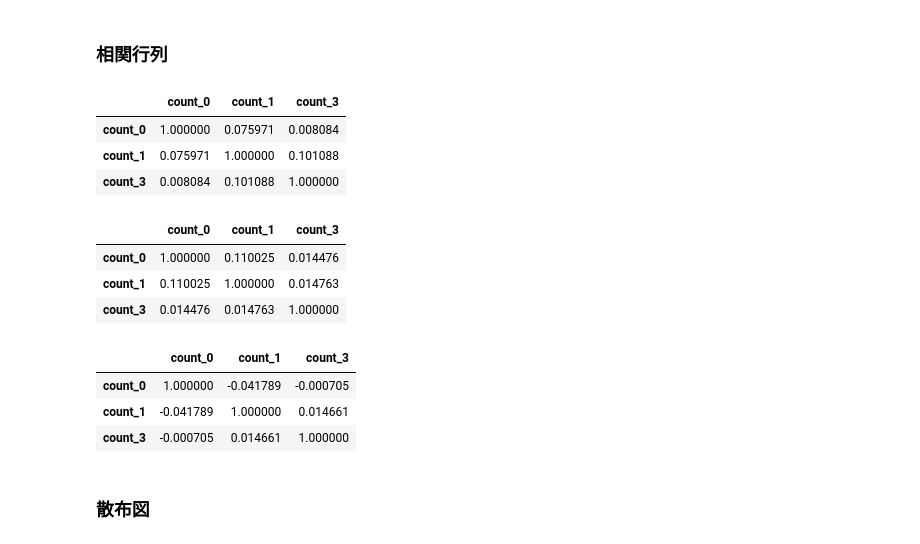
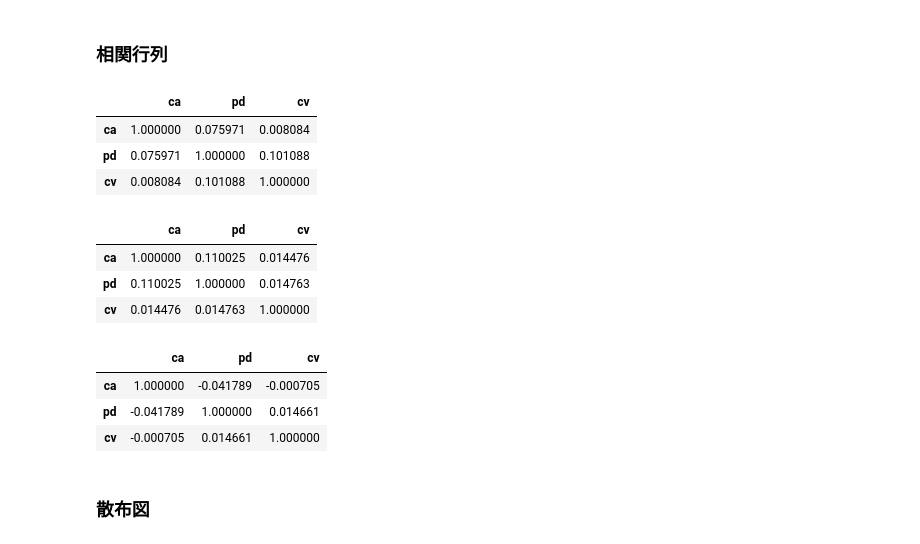
Before and after one commit to bearshu11/gci-team9, a Jupyter notebook: analysis_D.ipynb, the cells around one changed output. Cells and saved outputs as stored; diff of their text form; code cells hidden in the pictures.

```diff
--- a/analysis_D.ipynb
+++ b/analysis_D.ipynb
@@ -40,7 +54,7 @@ for i, label in enumerate(labels):
 # %%
 c_dfs= []
 for df_item in dfs:
-    new_df = pd.DataFrame(df_item["df"].groupby("product_id").size(), columns=["count_" + str(df_item["id"])])
+    new_df = pd.DataFrame(df_item["df"].groupby("product_id").size(), columns=[df_item["label"]])
     dic = {"id":df_item["id"], "label":df_item["label"], "df":new_df}
     c_dfs.append(dic)
 count_df = pd.concat([c_dfs[0]["df"],c_dfs[1]["df"],c_dfs[3]["df"]], axis=1).fillna(0)
@@ -246,7 +261,7 @@ plt.tight_layout()
 # %%
 c_dfs= []
 for df_item in dfs:
-    new_df = pd.DataFrame(df_item["df"].groupby("user_id").size(), columns=["count_" + str(df_item["id"])])
+    new_df = pd.DataFrame(df_item["df"].groupby("user_id").size(), columns=[df_item["label"]])
     dic = {"id":df_item["id"], "label":df_item["label"], "df":new_df}
     c_dfs.append(dic)
 count_df = pd.concat([c_dfs[0]["df"],c_dfs[1]["df"],c_dfs[3]["df"]], axis=1).fillna(0)
@@ -270,21 +285,21 @@ count_df.head()
 ### 相関行列
 # %%
 display(count_df.corr())
-display(count_df.loc[~(count_df["count_0"]>350) & (count_df["count_1"]<50)].corr())
-display(count_df.loc[(count_df["count_0"]<50) & (count_df["count_1"]<50)].corr())
+display(count_df.loc[~(count_df["ca"]>350) & (count_df["pd"]<50)].corr())
+display(count_df.loc[(count_df["ca"]<50) & (count_df["pd"]<50)].corr())
 # %% [output]
-|  | count_0 | count_1 | count_3 |
-| count_0 | 1.000000 | 0.075971 | 0.008084 |
-| count_1 | 0.075971 | 1.000000 | 0.101088 |
-| count_3 | 0.008084 | 0.101088 | 1.000000 |
+|  | ca | pd | cv |
+| ca | 1.000000 | 0.075971 | 0.008084 |
+| pd | 0.075971 | 1.000000 | 0.101088 |
+| cv | 0.008084 | 0.101088 | 1.000000 |
-|  | count_0 | count_1 | count_3 |
-| count_0 | 1.000000 | 0.110025 | 0.014476 |
-| count_1 | 0.110025 | 1.000000 | 0.014763 |
-| count_3 | 0.014476 | 0.014763 | 1.000000 |
+|  | ca | pd | cv |
+| ca | 1.000000 | 0.110025 | 0.014476 |
+| pd | 0.110025 | 1.000000 | 0.014763 |
+| cv | 0.014476 | 0.014763 | 1.000000 |
-|  | count_0 | count_1 | count_3 |
-| count_0 | 1.000000 | -0.041789 | -0.000705 |
-| count_1 | -0.041789 | 1.000000 | 0.014661 |
-| count_3 | -0.000705 | 0.014661 | 1.000000 |
+|  | ca | pd | cv |
+| ca | 1.000000 | -0.041789 | -0.000705 |
+| pd | -0.041789 | 1.000000 | 0.014661 |
+| cv | -0.000705 | 0.014661 | 1.000000 |
 # %% [markdown]
 ### 散布図
 # %%
```
Also changed, not shown: parts of 25 cells of this notebook.
